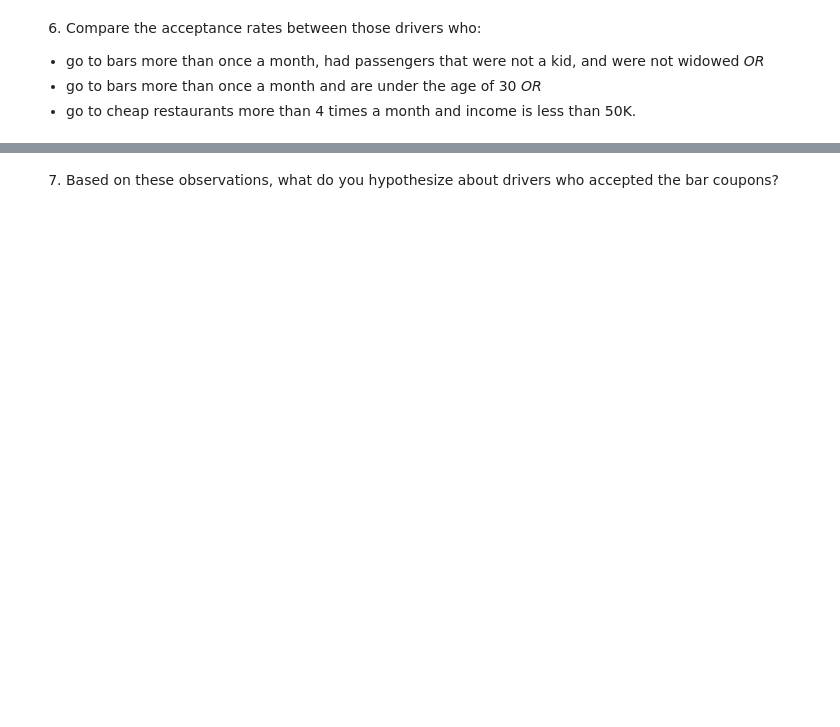
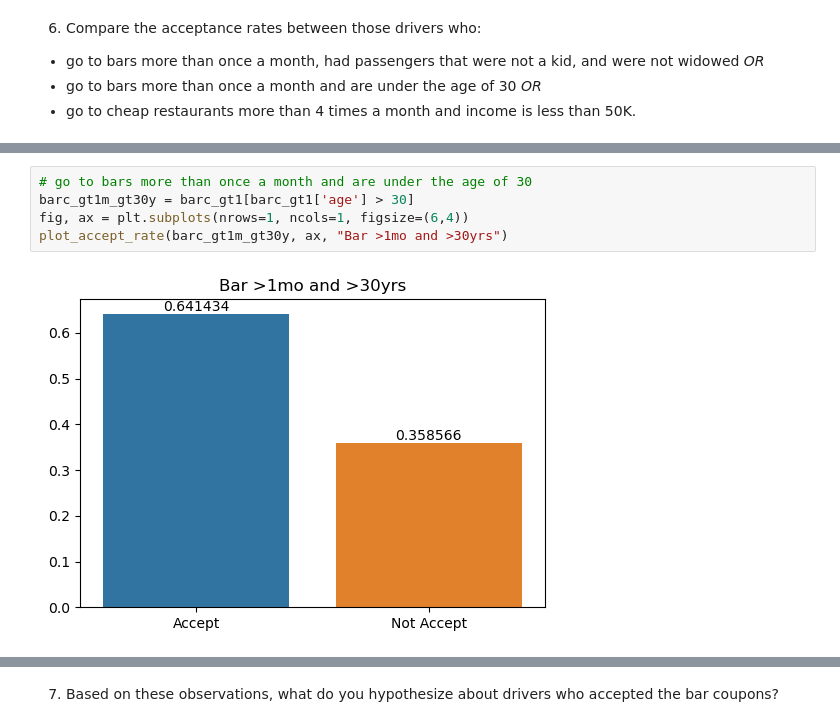
Before and after one commit to bwalsh125/assignment5_1, a Jupyter notebook: prompt.ipynb, the cells around one changed output, grey strips where cells are left out. Cells and saved outputs as stored; diff of their text form; blank space fills up the shorter version.

```diff
--- a/prompt.ipynb
+++ b/prompt.ipynb
@@ -408,0 +475,7 @@ Name: Y, dtype: float64
+# %%
+# go to bars more than once a month and are under the age of 30
+barc_gt1m_gt30y = barc_gt1[barc_gt1['age'] > 30]
+fig, ax = plt.subplots(nrows=1, ncols=1, figsize=(6,4))
+plot_accept_rate(barc_gt1m_gt30y, ax, "Bar >1mo and >30yrs")
+# %% [output]
+[figure, added]
```
Also changed, not shown: parts of 15 cells of this notebook.
